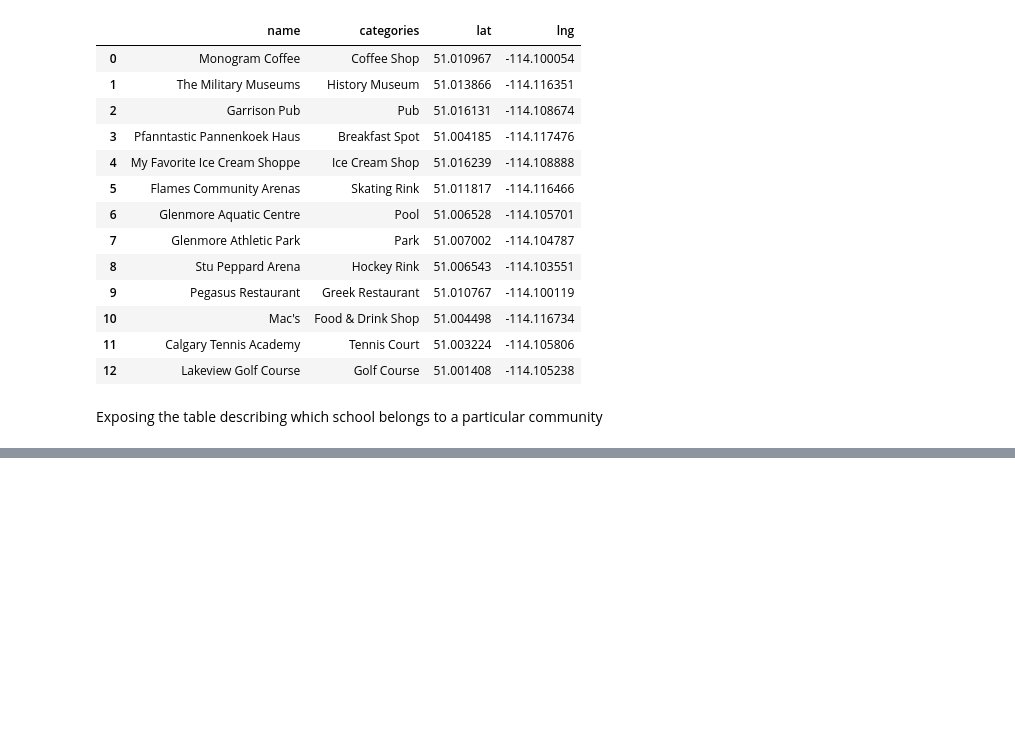
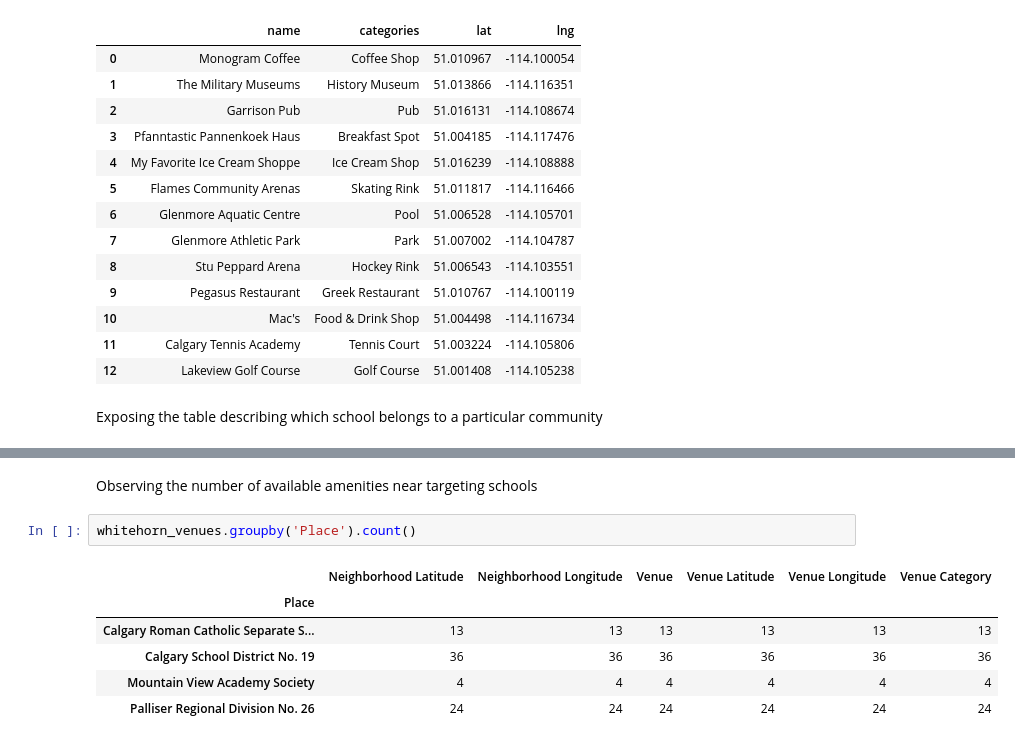
Before and after one commit to vch42754/Repository_for_Capstone, a Jupyter notebook: Assignment_week4.ipynb, the cells around one changed output, grey strips where cells are left out. Saved outputs shown, nothing was run; the diff lists cells and outputs as text; blank space fills up the shorter version.

```diff
--- a/Assignment_week4.ipynb
+++ b/Assignment_week4.ipynb
@@ -375,0 +591,11 @@ downtown_onehot.head()
+# %% [markdown]
+Observing the number of available amenities near targeting schools
+# %%
+whitehorn_venues.groupby('Place').count()
+# %% [output]
+|  | Neighborhood Latitude | Neighborhood Longitude | Venue | Venue Latitude | Venue Longitude | Venue Category |
+| Place |  |  |  |  |  |  |
+| Calgary Roman Catholic Separate S... | 13 | 13 | 13 | 13 | 13 | 13 |
+| Calgary School District No. 19 | 36 | 36 | 36 | 36 | 36 | 36 |
+| Mountain View Academy Society | 4 | 4 | 4 | 4 | 4 | 4 |
+| Palliser Regional Division No. 26 | 24 | 24 | 24 | 24 | 24 | 24 |
```
Also changed, not shown: parts of 34 cells of this notebook.
